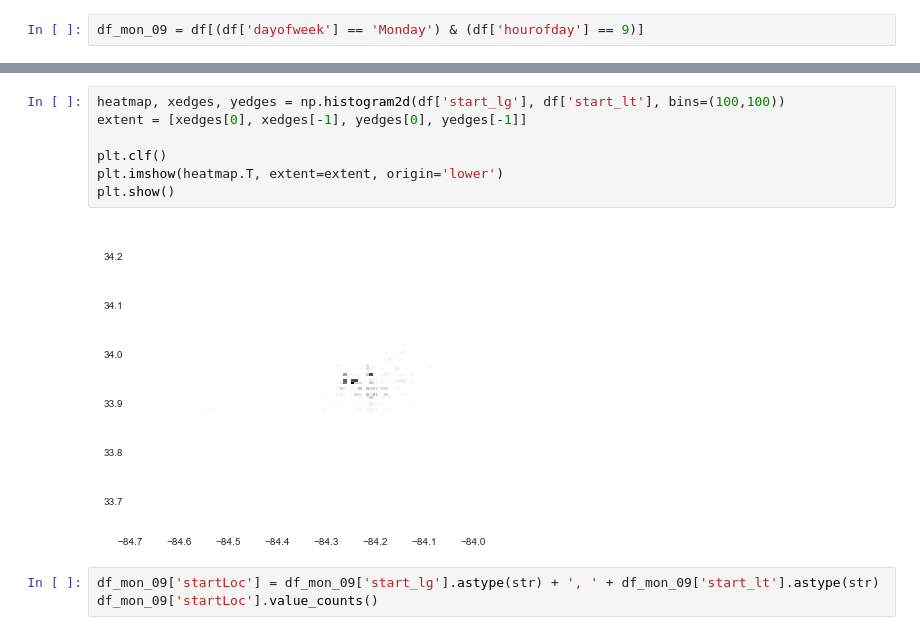
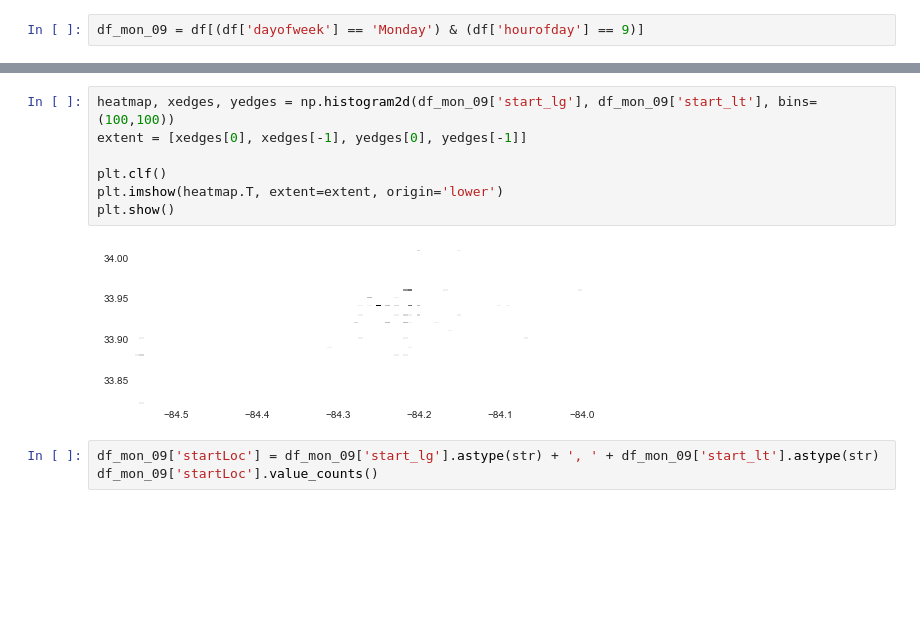
Before and after one commit to jingruli11/capstone, a Jupyter notebook: Clustering.ipynb, the cells around one changed output, grey strips where cells are left out. Drawn from its saved outputs; the diff is of its cells as text; blank space fills up the shorter version.

```diff
--- a/Clustering.ipynb
+++ b/Clustering.ipynb
@@ -53,14 +55,14 @@ plt.show()
 <matplotlib.figure.Figure at 0x...>
 [figure]
 # %%
-heatmap, xedges, yedges = np.histogram2d(df['start_lg'], df['start_lt'], bins=(100,100))
+heatmap, xedges, yedges = np.histogram2d(df_mon_09['start_lg'], df_mon_09['start_lt'], bins=(100,100))
 extent = [xedges[0], xedges[-1], yedges[0], yedges[-1]]
 
 plt.clf()
 plt.imshow(heatmap.T, extent=extent, origin='lower')
 plt.show()
 # %% [output]
-[figure, old version]
+[figure, new version]
 # %%
 df_mon_09['startLoc'] = df_mon_09['start_lg'].astype(str) + ', ' + df_mon_09['start_lt'].astype(str)
 df_mon_09['startLoc'].value_counts()
```
Also changed, not shown: parts of 6 cells of this notebook, 6 other files.
